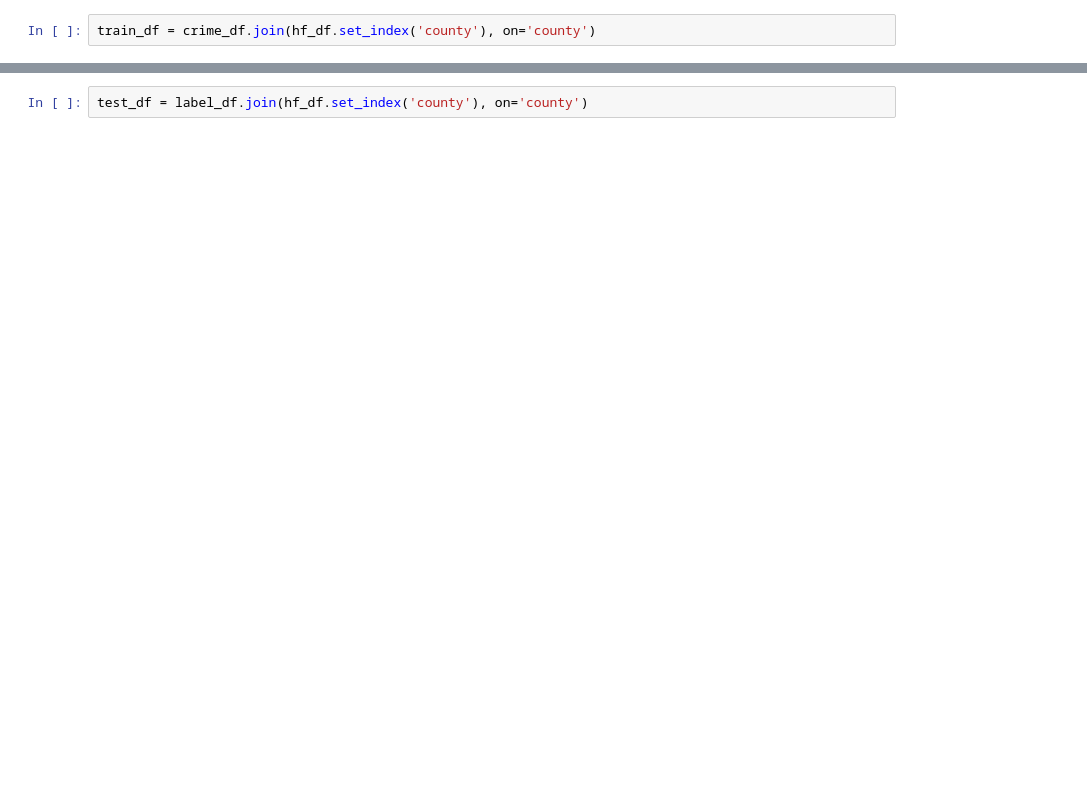
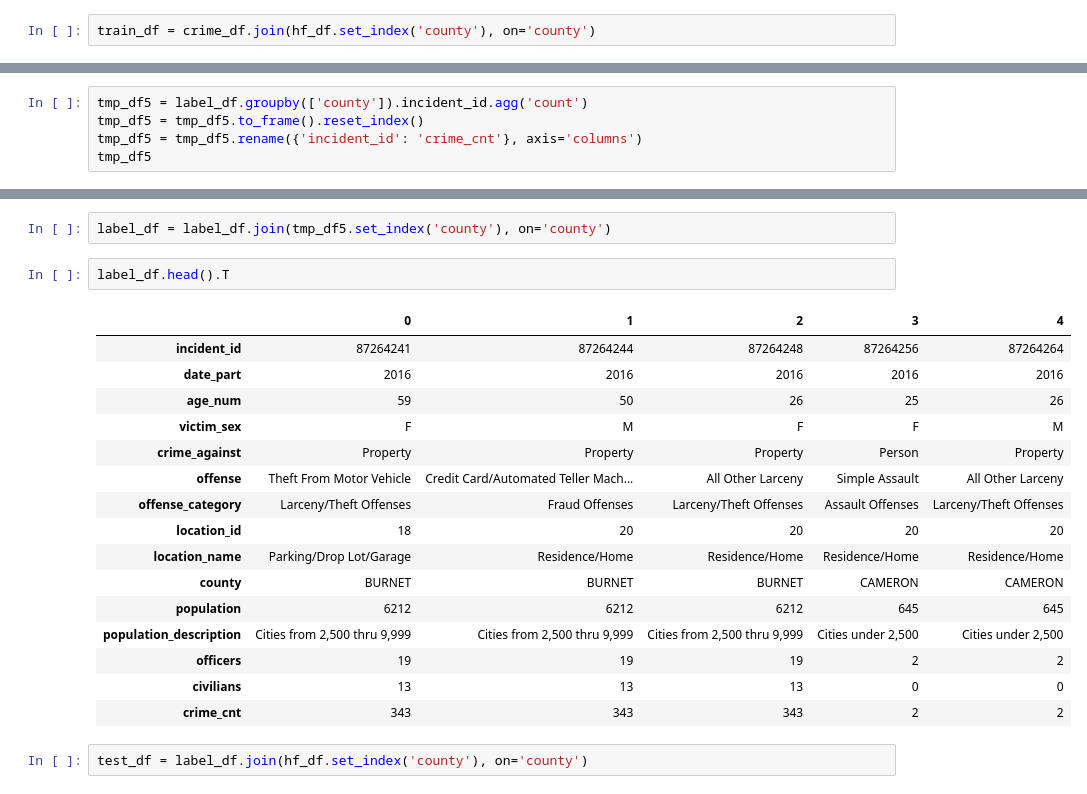
Before and after one commit to KendalHolcombe/KH_Capstone, a Jupyter notebook: Intelligent_Model.ipynb, the cells around one changed output, grey strips where cells are left out. Drawn from its saved outputs; the diff is of its cells as text; blank space fills up the shorter version.

```diff
--- a/Intelligent_Model.ipynb
+++ b/Intelligent_Model.ipynb
@@ -49,0 +248,5 @@ train_df.info()
+# %%
+tmp_df5 = label_df.groupby(['county']).incident_id.agg('count')
+tmp_df5 = tmp_df5.to_frame().reset_index()
+tmp_df5 = tmp_df5.rename({'incident_id': 'crime_cnt'}, axis='columns')
+tmp_df5
@@ -50,3 +271,24 @@ train_df.info()
+# %%
+label_df = label_df.join(tmp_df5.set_index('county'), on='county')
+# %%
+label_df.head().T
+# %% [output]
+|  | 0 | 1 | 2 | 3 | 4 |
+| incident_id | 87264241 | 87264244 | 87264248 | 87264256 | 87264264 |
+| date_part | 2016 | 2016 | 2016 | 2016 | 2016 |
+| age_num | 59 | 50 | 26 | 25 | 26 |
+| victim_sex | F | M | F | F | M |
+| crime_against | Property | Property | Property | Person | Property |
+| offense | Theft From Motor Vehicle | Credit Card/Automated Teller Mach... | All Other Larceny | Simple Assault | All Other Larceny |
+| offense_category | Larceny/Theft Offenses | Fraud Offenses | Larceny/Theft Offenses | Assault Offenses | Larceny/Theft Offenses |
+| location_id | 18 | 20 | 20 | 20 | 20 |
+| location_name | Parking/Drop Lot/Garage | Residence/Home | Residence/Home | Residence/Home | Residence/Home |
+| county | BURNET | BURNET | BURNET | CAMERON | CAMERON |
+| population | 6212 | 6212 | 6212 | 645 | 645 |
+| population_description | Cities from 2,500 thru 9,999 | Cities from 2,500 thru 9,999 | Cities from 2,500 thru 9,999 | Cities under 2,500 | Cities under 2,500 |
+| officers | 19 | 19 | 19 | 2 | 2 |
+| civilians | 13 | 13 | 13 | 0 | 0 |
+| crime_cnt | 343 | 343 | 343 | 2 | 2 |
 # %%
 test_df = label_df.join(hf_df.set_index('county'), on='county')
 # %%
```
Also changed, not shown: parts of 30 cells of this notebook, 1 other file.
